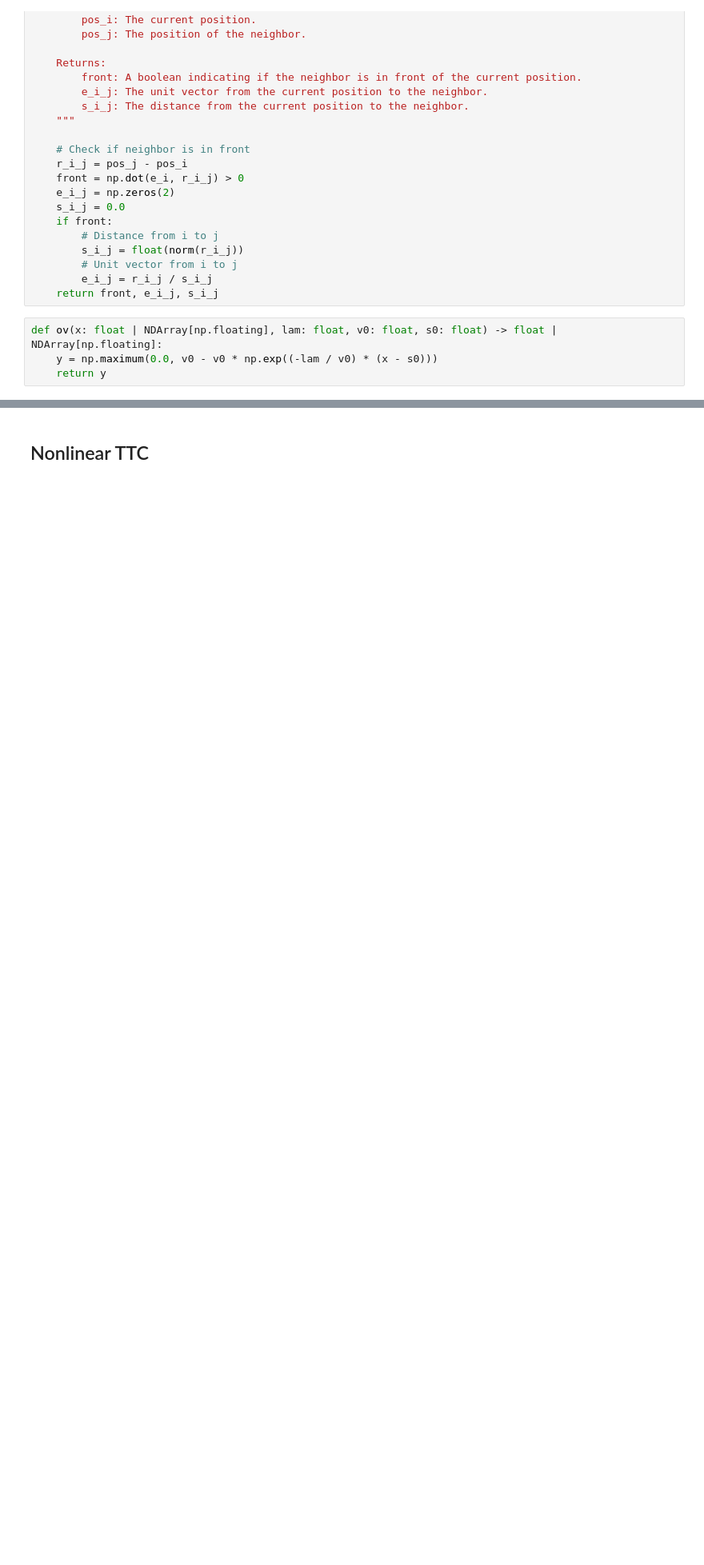
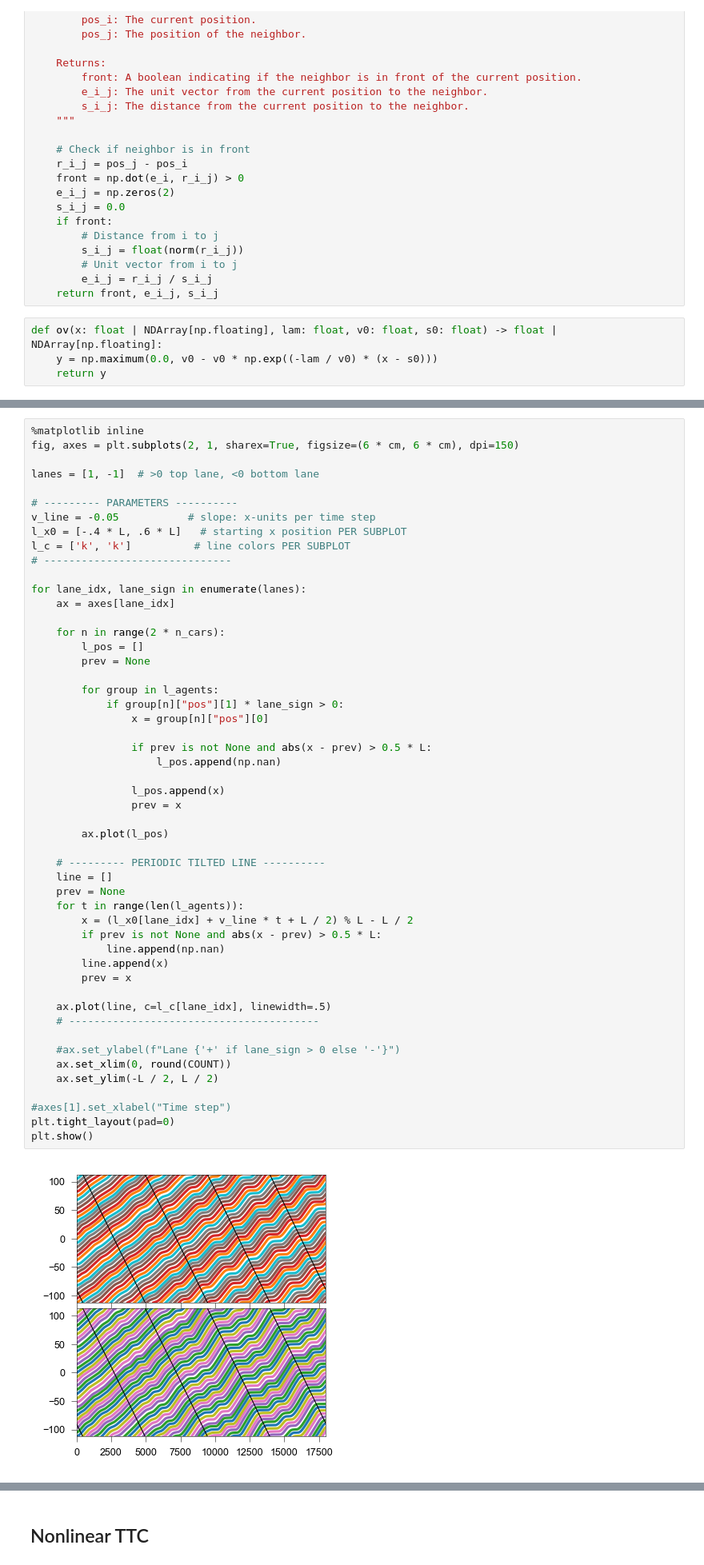
Before and after one commit to EPFL-ENAC/LUTS-pneuma-simulator, a Jupyter notebook: notebooks/simulator.ipynb, the cells around one changed output, grey strips where cells are left out. Shown at 80% size. Saved outputs shown, nothing was run; the diff lists cells and outputs as text; blank space fills up the shorter version.

```diff
--- a/notebooks/simulator.ipynb
+++ b/notebooks/simulator.ipynb
@@ -1446,0 +1413,53 @@ plt.show()
+# %%
+%matplotlib inline
+fig, axes = plt.subplots(2, 1, sharex=True, figsize=(6 * cm, 6 * cm), dpi=150)
+
+lanes = [1, -1]  # >0 top lane, <0 bottom lane
+
+# --------- PARAMETERS ----------
+v_line = -0.05           # slope: x-units per time step
+l_x0 = [-.4 * L, .6 * L]   # starting x position PER SUBPLOT
+l_c = ['k', 'k']          # line colors PER SUBPLOT
+# ------------------------------
+
+for lane_idx, lane_sign in enumerate(lanes):
+    ax = axes[lane_idx]
+
+    for n in range(2 * n_cars):
+        l_pos = []
+        prev = None
+
+        for group in l_agents:
+            if group[n]["pos"][1] * lane_sign > 0:
+                x = group[n]["pos"][0]
+
+                if prev is not None and abs(x - prev) > 0.5 * L:
+                    l_pos.append(np.nan)
+
+                l_pos.append(x)
+                prev = x
+
+        ax.plot(l_pos)
+
+    # --------- PERIODIC TILTED LINE ----------
+    line = []
+    prev = None
+    for t in range(len(l_agents)):
+        x = (l_x0[lane_idx] + v_line * t + L / 2) % L - L / 2
+        if prev is not None and abs(x - prev) > 0.5 * L:
+            line.append(np.nan)
+        line.append(x)
+        prev = x
+
+    ax.plot(line, c=l_c[lane_idx], linewidth=.5)
+    # ----------------------------------------
+
+    #ax.set_ylabel(f"Lane {'+' if lane_sign > 0 else '-'}")
+    ax.set_xlim(0, round(COUNT))
+    ax.set_ylim(-L / 2, L / 2)
+
+#axes[1].set_xlabel("Time step")
+plt.tight_layout(pad=0)
+plt.show()
+# %% [output]
+[figure, added]
```
Also changed, not shown: parts of 15 cells of this notebook.
